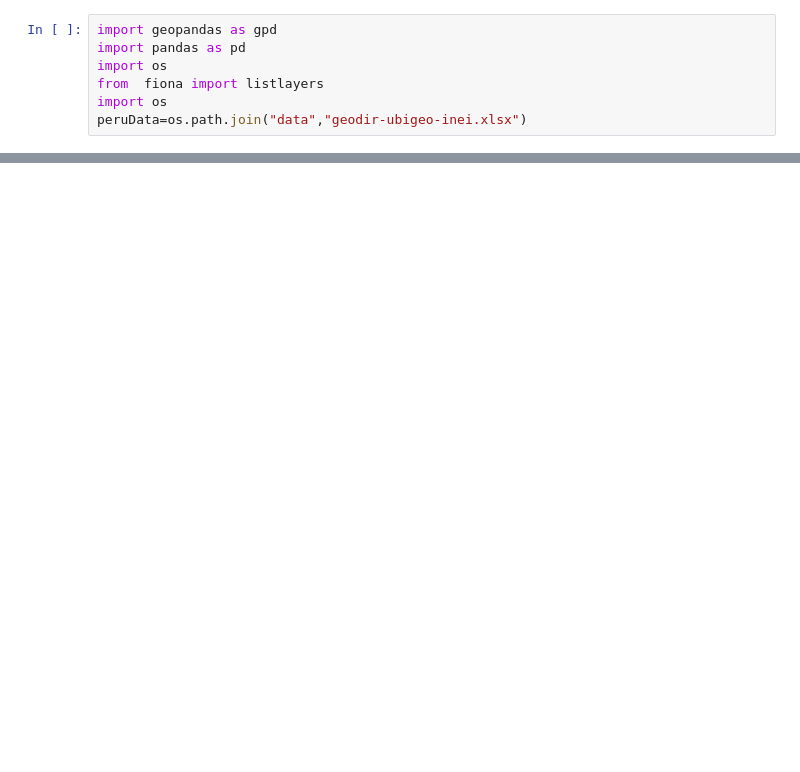
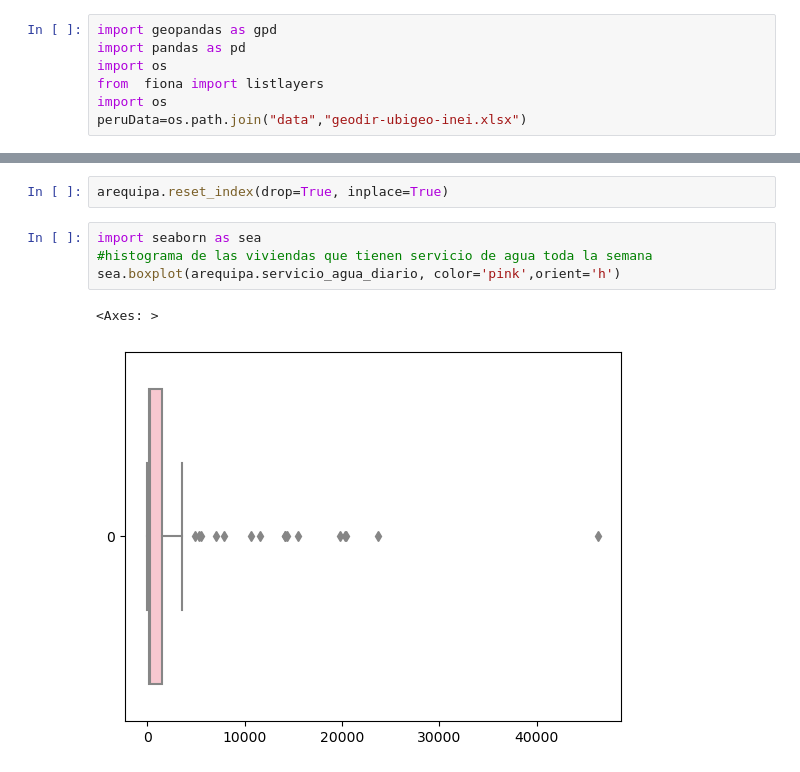
Before and after one commit to ZurinaGarcia/FINAL, a Jupyter notebook: nuevo.ipynb, the cells around one changed output, grey strips where cells are left out. Saved outputs shown, nothing was run; the diff lists cells and outputs as text; blank space fills up the shorter version.

```diff
--- a/nuevo.ipynb
+++ b/nuevo.ipynb
@@ -600,0 +621,9 @@ arequipa
+# %%
+arequipa.reset_index(drop=True, inplace=True)
+# %%
+import seaborn as sea
+#histograma de las viviendas que tienen servicio de agua toda la semana
+sea.boxplot(arequipa.servicio_agua_diario, color='pink',orient='h')
+# %% [output]
+<Axes: >
+[figure, added]
```
Also changed, not shown: parts of 55 cells of this notebook.
